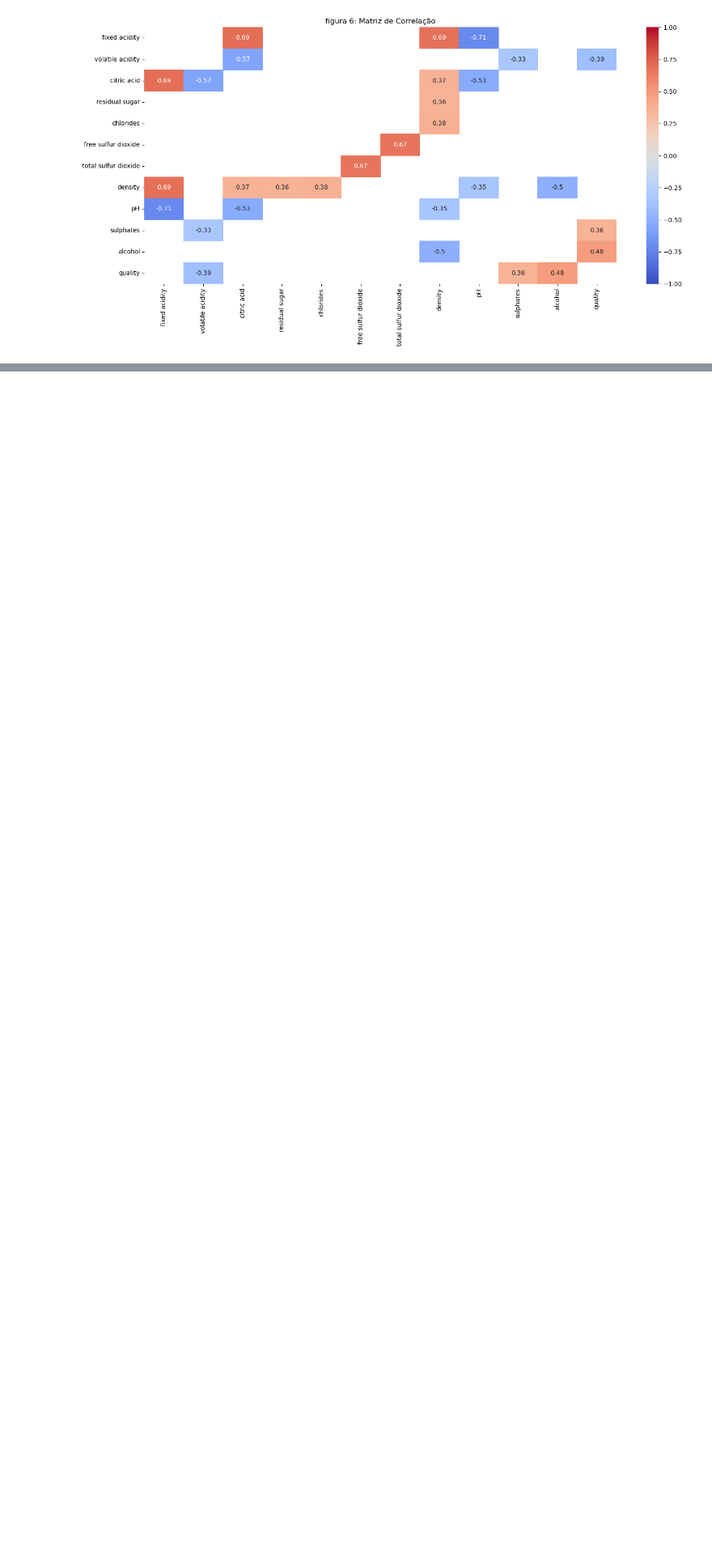
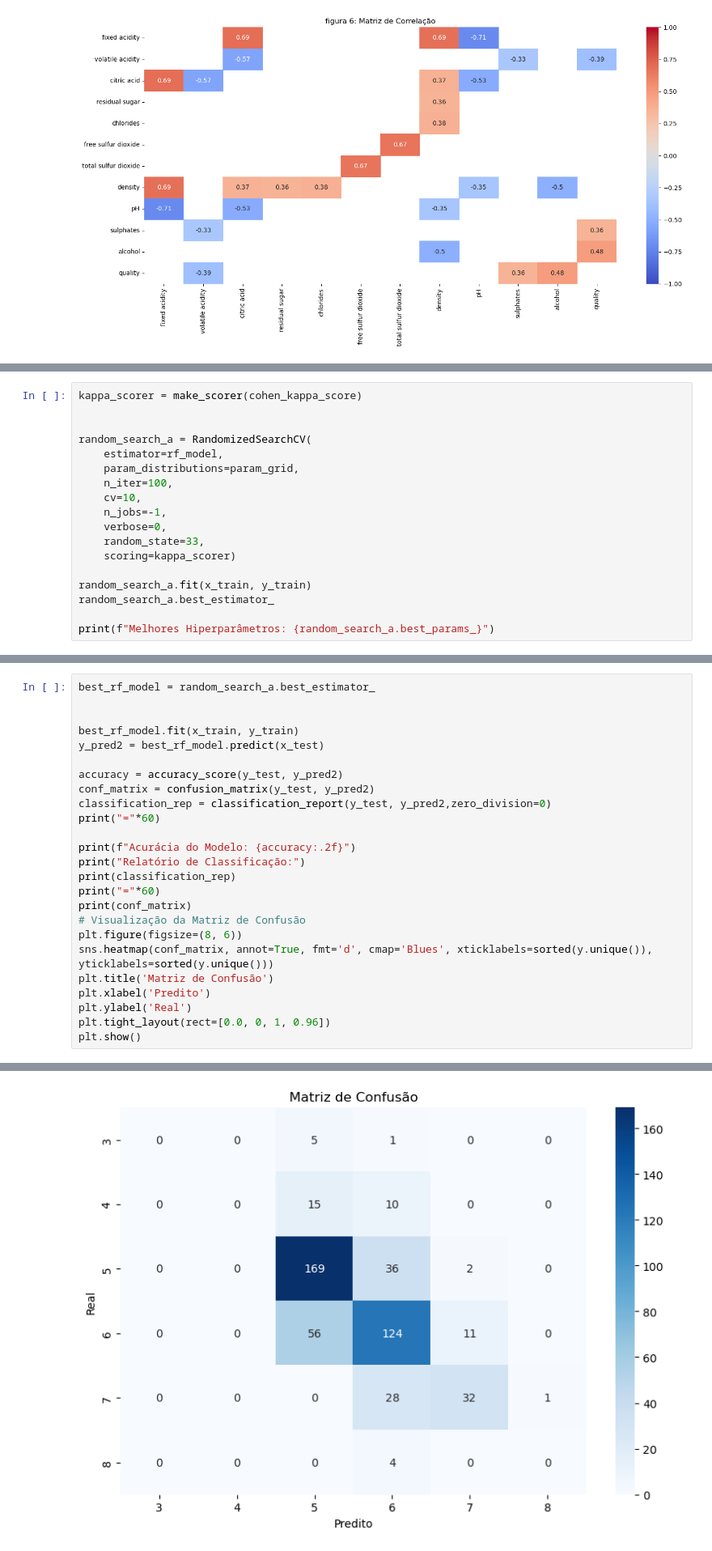
Before and after one commit to albertoakel/EBAC, a Jupyter notebook: notebook/Atividade_modulo32_Random_Florest_Albertoakel.ipynb, the cells around one changed output, grey strips where cells are left out. Shown: that part at 81% size. Cells and saved outputs as stored; diff of their text form; blank space fills up the shorter version.

```diff
--- a/notebook/Atividade_modulo32_Random_Florest_Albertoakel.ipynb
+++ b/notebook/Atividade_modulo32_Random_Florest_Albertoakel.ipynb
@@ -362,0 +373,18 @@ Portanto, a dificuldade do modelo em prever as classes 3, 4 e 8 pode está diret
+# %%
+kappa_scorer = make_scorer(cohen_kappa_score)
+
+
+random_search_a = RandomizedSearchCV(
+    estimator=rf_model,
+    param_distributions=param_grid,
+    n_iter=100,
+    cv=10,
+    n_jobs=-1,
+    verbose=0,
+    random_state=33,
+    scoring=kappa_scorer)
+
+random_search_a.fit(x_train, y_train)
+random_search_a.best_estimator_
+
+print(f"Melhores Hiperparâmetros: {random_search_a.best_params_}")
@@ -366,0 +437,26 @@ Portanto, a dificuldade do modelo em prever as classes 3, 4 e 8 pode está diret
+# %%
+best_rf_model = random_search_a.best_estimator_
+
+
+best_rf_model.fit(x_train, y_train)
+y_pred2 = best_rf_model.predict(x_test)
+
+accuracy = accuracy_score(y_test, y_pred2)
+conf_matrix = confusion_matrix(y_test, y_pred2)
+classification_rep = classification_report(y_test, y_pred2,zero_division=0)
+print("="*60)
+
+print(f"Acurácia do Modelo: {accuracy:.2f}")
+print("Relatório de Classificação:")
+print(classification_rep)
+print("="*60)
+print(conf_matrix)
+# Visualização da Matriz de Confusão
+plt.figure(figsize=(8, 6))
+sns.heatmap(conf_matrix, annot=True, fmt='d', cmap='Blues', xticklabels=sorted(y.unique()), yticklabels=sorted(y.unique()))
+plt.title('Matriz de Confusão')
+plt.xlabel('Predito')
+plt.ylabel('Real')
+plt.tight_layout(rect=[0.0, 0, 1, 0.96])
+plt.show()
+# %% [output]
@@ -366,0 +480 @@ Portanto, a dificuldade do modelo em prever as classes 3, 4 e 8 pode está diret
+[figure, added]
```
Also changed, not shown: parts of 42 cells of this notebook.
